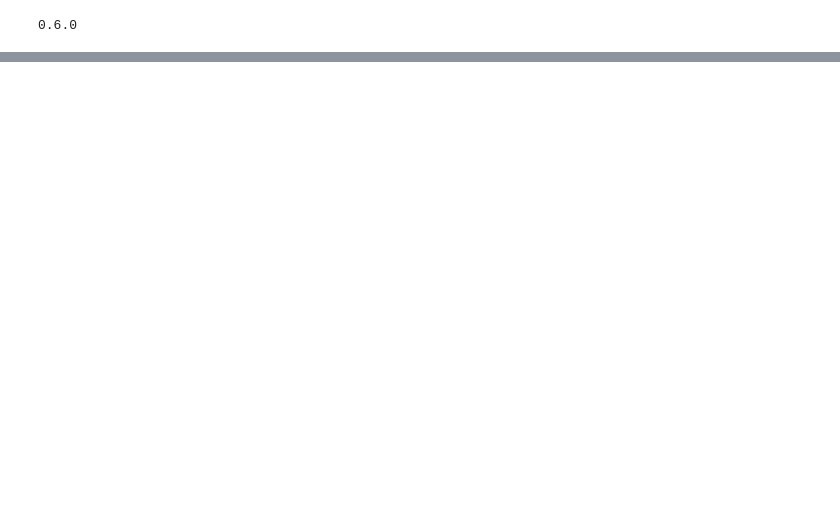
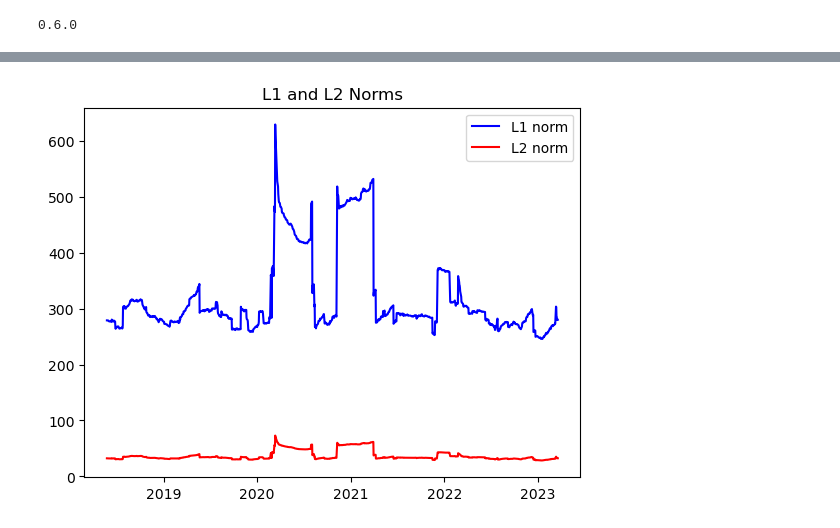
Before and after one commit to victoralcarazlopez/TDA_Stocks_Spain, a Jupyter notebook: TDA.ipynb, the cells around one changed output, grey strips where cells are left out. Cells and saved outputs as stored; diff of their text form; code cells hidden in the pictures; blank space fills up the shorter version.

```diff
--- a/TDA.ipynb
+++ b/TDA.ipynb
@@ -264,2 +277,14 @@ Name: Date, Length: 4560, dtype: datetime64[ns]
+# %%
+fig, ax = plt.subplots()
+
+ax.plot(dates_lnorm, norms[:, 0], color='blue', label='L1 norm')
+ax.plot(dates_lnorm, norms[:, 1], color='red', label='L2 norm')
+
+ax.set_title("L1 and L2 Norms")
+ax.legend()
+
+plt.show()
+# %% [output]
+[figure, added]
 # %%
 # Plotting returns and norms
```
Also changed, not shown: parts of 13 cells of this notebook, 1 other file.
